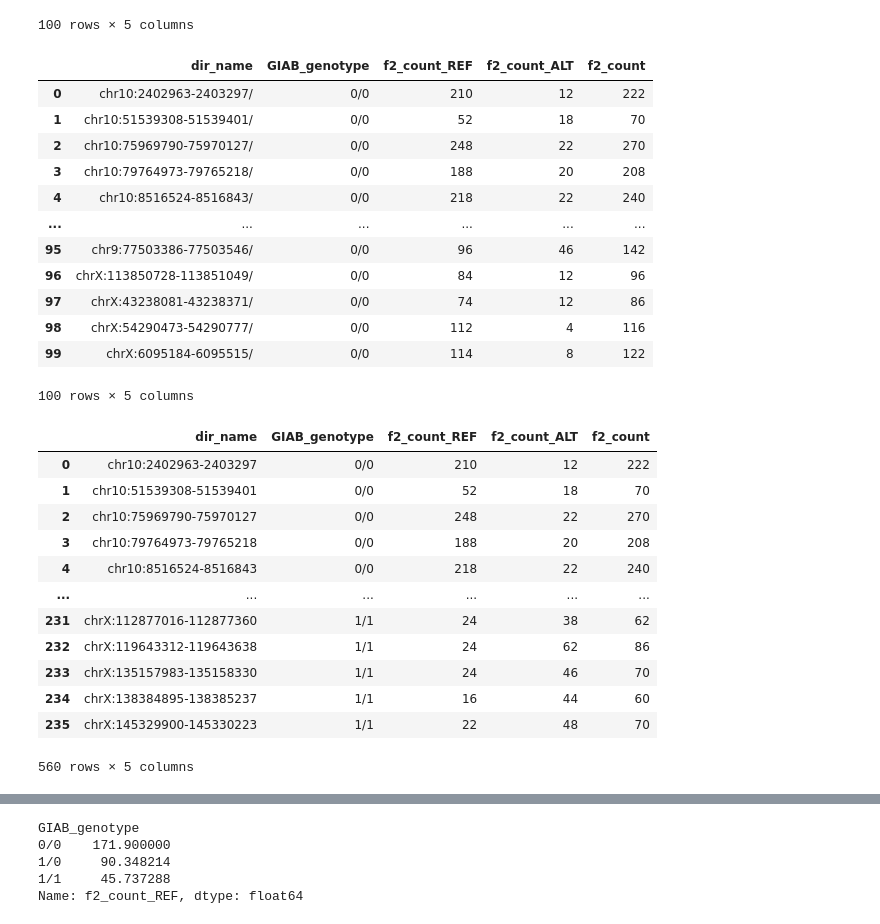
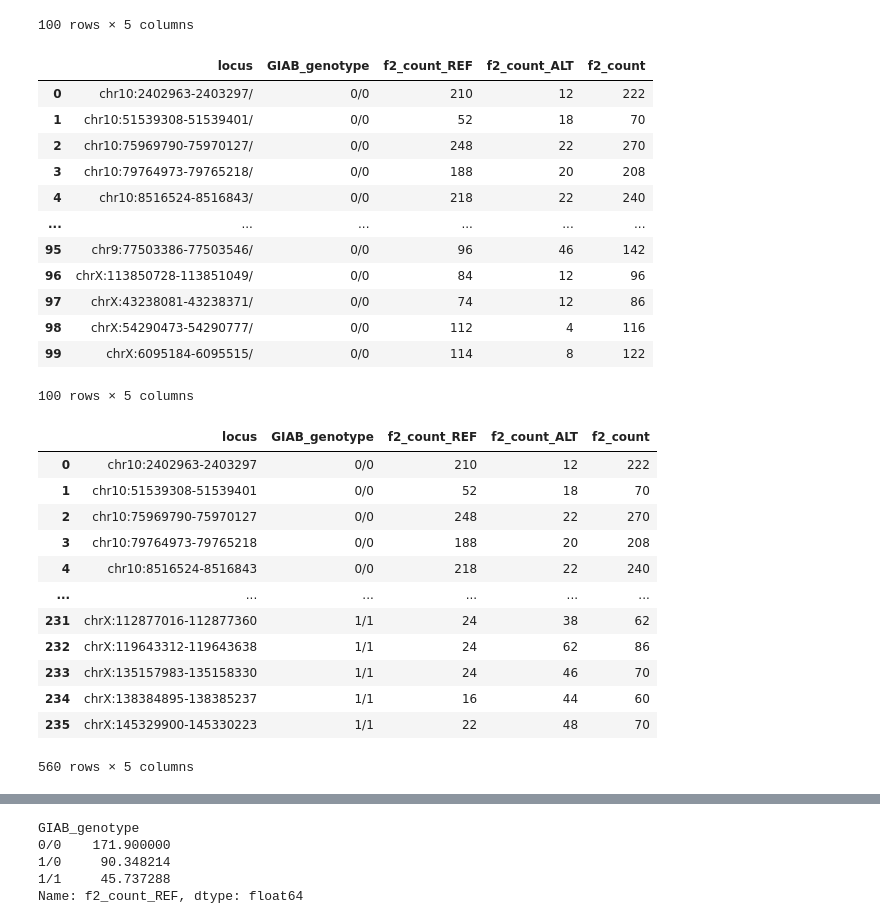
Before and after one commit to OrangeFrog210/COMP402-565Project, a Jupyter notebook: DNN_prototype_ver2.ipynb, the cells around one changed output, grey strips where cells are left out. Cells and saved outputs as stored; diff of their text form; code cells hidden in the pictures.

```diff
--- a/DNN_prototype_ver2.ipynb
+++ b/DNN_prototype_ver2.ipynb
@@ -138,12 +137,13 @@ df00
 | 99 | chrX:6095184-6095515/ | 0/0 | 114 | 8 | 122 |
 100 rows × 5 columns
 # %%
-df00.columns = ["dir_name", "GIAB_genotype", "f2_count_REF", "f2_count_ALT", "f2_count"]
-df10.columns = ["dir_name", "GIAB_genotype", "f2_count_REF", "f2_count_ALT", "f2_count"]
-df11.columns = ["dir_name", "GIAB_genotype", "f2_count_REF", "f2_count_ALT", "f2_count"]
+# locus = dir_name
+df00.columns = ["locus", "GIAB_genotype", "f2_count_REF", "f2_count_ALT", "f2_count"]
+df10.columns = ["locus", "GIAB_genotype", "f2_count_REF", "f2_count_ALT", "f2_count"]
+df11.columns = ["locus", "GIAB_genotype", "f2_count_REF", "f2_count_ALT", "f2_count"]
 df00
 # %% [output]
-|  | dir_name | GIAB_genotype | f2_count_REF | f2_count_ALT | f2_count |
+|  | locus | GIAB_genotype | f2_count_REF | f2_count_ALT | f2_count |
 | 0 | chr10:2402963-2403297/ | 0/0 | 210 | 12 | 222 |
 | 1 | chr10:51539308-51539401/ | 0/0 | 52 | 18 | 70 |
 | 2 | chr10:75969790-75970127/ | 0/0 | 248 | 22 | 270 |
@@ -166,10 +166,10 @@ df11 = df11.astype(dict_type_convert)
 frames = [df00, df10, df11]
 df_560 = pd.concat(frames)
 # Remove the '/' at the end of directory name
-df_560["dir_name"] = df_560["dir_name"].str.split("/").str[0]
+df_560["locus"] = df_560["locus"].str.split("/").str[0]
 df_560
 # %% [output]
-|  | dir_name | GIAB_genotype | f2_count_REF | f2_count_ALT | f2_count |
+|  | locus | GIAB_genotype | f2_count_REF | f2_count_ALT | f2_count |
 | 0 | chr10:2402963-2403297 | 0/0 | 210 | 12 | 222 |
 | 1 | chr10:51539308-51539401 | 0/0 | 52 | 18 | 70 |
 | 2 | chr10:75969790-75970127 | 0/0 | 248 | 22 | 270 |
```
Also changed, not shown: parts of 16 cells of this notebook.
